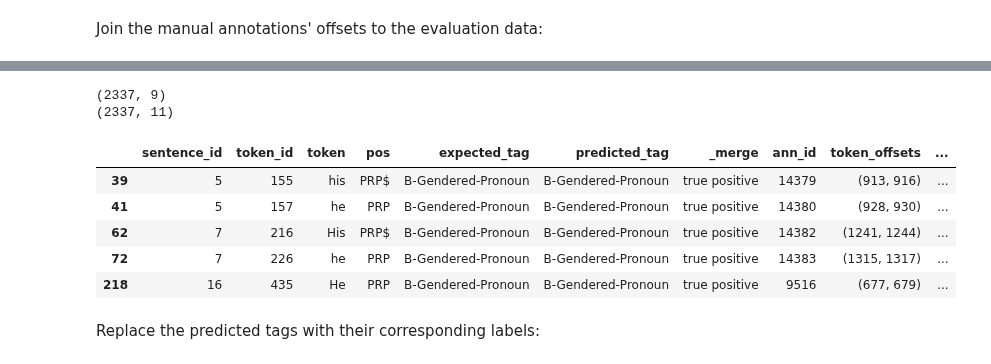
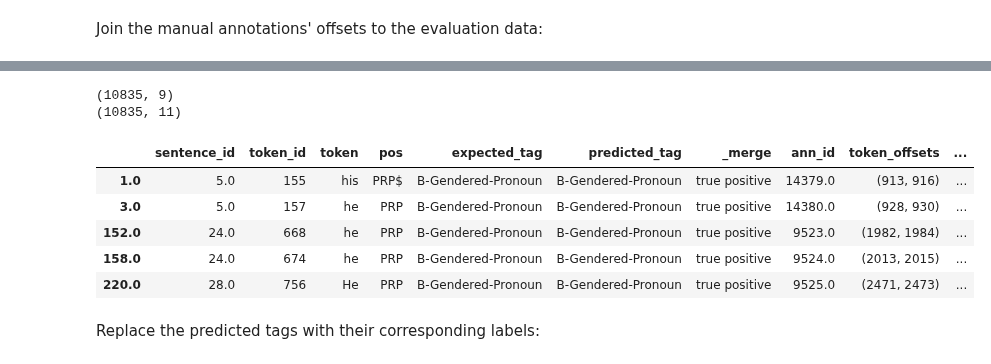
Before and after one commit to thegoose20/gender-bias, a Jupyter notebook: token_classification/Experiment1_Model1.ipynb, the cells around one changed output, grey strips where cells are left out. Cells and saved outputs as stored; diff of their text form; code cells hidden in the pictures.

Commit message:
Ran and evaluated Experiment 1's model 1 with modified 5-fold cross-validation

```diff
--- a/token_classification/Experiment1_Model1.ipynb
+++ b/token_classification/Experiment1_Model1.ipynb
@@ -117,0 +110,3 @@ all_data = pd.concat([train_data, dev_data, test_data])
+# %%
+df = pd.read_csv(config.tokc_path+"experiment_input/token_5fold.csv", index_col=0)
+df.head()
@@ -117,0 +122,5 @@ all_data = pd.concat([train_data, dev_data, test_data])
+# %%
+split_col = "fold"
+splits = df[split_col].unique()
+splits.sort()
+print(splits)
@@ -117,0 +129,10 @@ all_data = pd.concat([train_data, dev_data, test_data])
+# %%
+train0, test0 = list(splits[:4]), splits[4]
+train1, test1 = list(splits[1:]), splits[0]
+train2, test2 = list(splits[2:])+[splits[0]], splits[1]
+train3, test3 = list(splits[3:])+list(splits[:2]), splits[2]
+train4, test4 = [splits[4]]+list(splits[:3]), splits[3]
+# %%
+runs = [(train0, test0), (train1, test1), (train2, test2), (train3, test3), (train4, test4)]
+for run in runs:
+    print(run)
@@ -276,23 +375,23 @@ annot_df = annot_df.rename(columns={"agg_ann_id":"ann_id"})
 # %%
-to_add = ling_dev_subset[["ann_id", "token_id", "token_offsets"]]
+to_add = df[["ann_id", "token_id", "token_offsets"]]
 # Only include annotations with Linguistic labels
 to_add = to_add.loc[to_add.ann_id.isin(list(annot_df.ann_id))]
 eval_df_joined = eval_df.join(to_add.set_index("token_id"), on="token_id", how="outer")
 # Join on the left, as there will be annotations from outside the devtest set in annot_df
 print(eval_df_joined.shape)
 eval_df_joined = eval_df_joined.join(annot_df.set_index("ann_id"), on="ann_id", how="left")
 print(eval_df_joined.shape)  # Looks good!  Same as before join.
 eval_df_joined = eval_df_joined.rename(columns={"label":"expected_label"})
 eval_df_joined.head()
 # %% [output]
-(2337, 9)
-(2337, 11)
+(10835, 9)
+(10835, 11)
 |  | sentence_id | token_id | token | pos | expected_tag | predicted_tag | _merge | ann_id | token_offsets | ... |
-| 39 | 5 | 155 | his | PRP$ | B-Gendered-Pronoun | B-Gendered-Pronoun | true positive | 14379 | (913, 916) | ... |
-| 41 | 5 | 157 | he | PRP | B-Gendered-Pronoun | B-Gendered-Pronoun | true positive | 14380 | (928, 930) | ... |
-| 62 | 7 | 216 | His | PRP$ | B-Gendered-Pronoun | B-Gendered-Pronoun | true positive | 14382 | (1241, 1244) | ... |
-| 72 | 7 | 226 | he | PRP | B-Gendered-Pronoun | B-Gendered-Pronoun | true positive | 14383 | (1315, 1317) | ... |
-| 218 | 16 | 435 | He | PRP | B-Gendered-Pronoun | B-Gendered-Pronoun | true positive | 9516 | (677, 679) | ... |
+| 1.0 | 5.0 | 155 | his | PRP$ | B-Gendered-Pronoun | B-Gendered-Pronoun | true positive | 14379.0 | (913, 916) | ... |
+| 3.0 | 5.0 | 157 | he | PRP | B-Gendered-Pronoun | B-Gendered-Pronoun | true positive | 14380.0 | (928, 930) | ... |
+| 152.0 | 24.0 | 668 | he | PRP | B-Gendered-Pronoun | B-Gendered-Pronoun | true positive | 9523.0 | (1982, 1984) | ... |
+| 158.0 | 24.0 | 674 | he | PRP | B-Gendered-Pronoun | B-Gendered-Pronoun | true positive | 9524.0 | (2013, 2015) | ... |
+| 220.0 | 28.0 | 756 | He | PRP | B-Gendered-Pronoun | B-Gendered-Pronoun | true positive | 9525.0 | (2471, 2473) | ... |
 # %% [markdown]
 Replace the predicted tags with their corresponding labels:
 # %%
```
Also changed, not shown: parts of 44 cells of this notebook.
